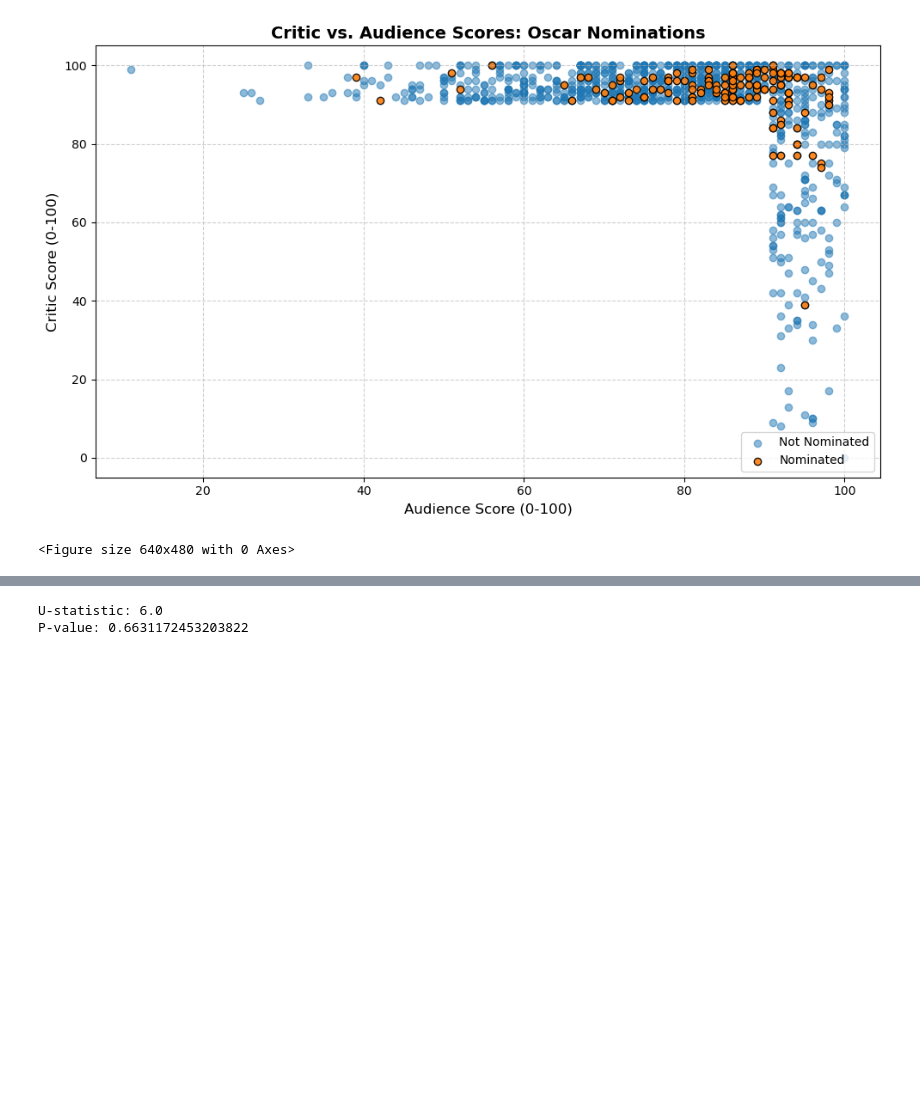
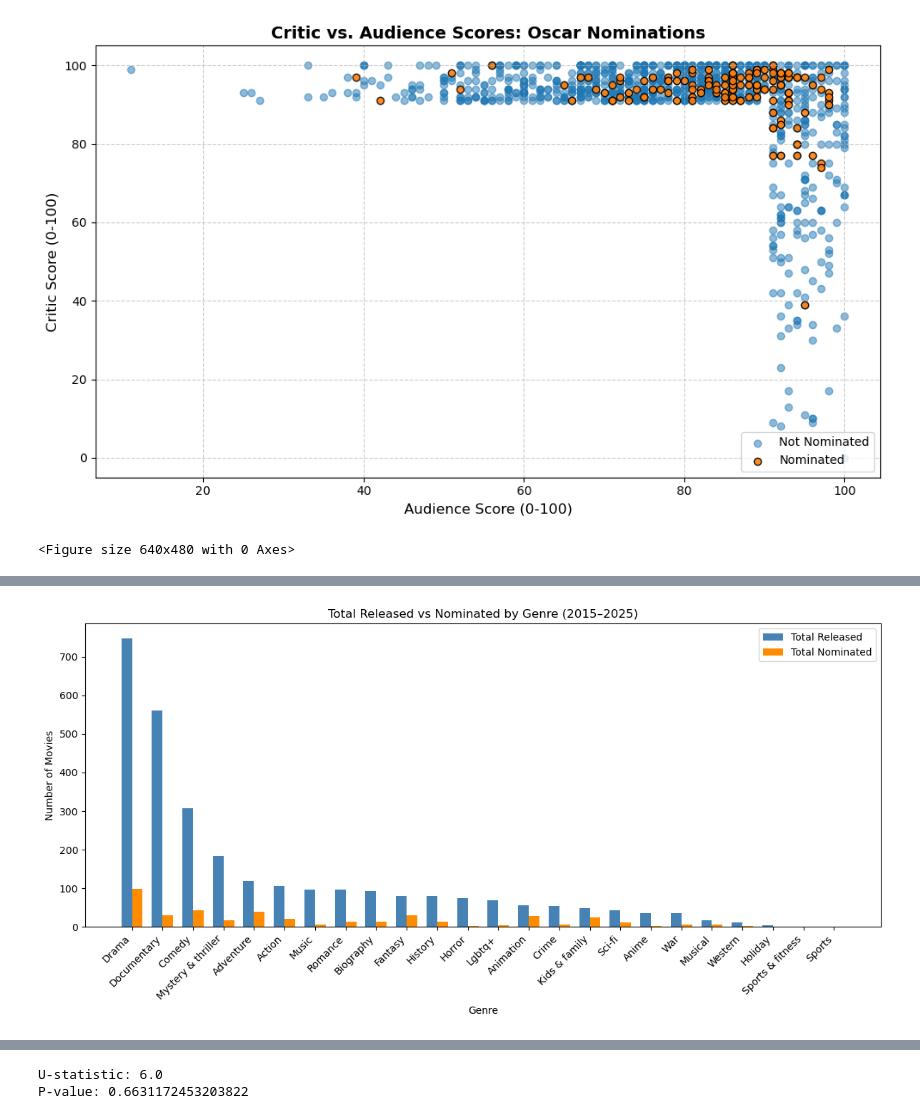
Before and after one commit to maggie63/cpsc368_group19, a Jupyter notebook: phase-3.ipynb, the cells around one changed output, grey strips where cells are left out. Drawn from its saved outputs; the diff is of its cells as text; code cells hidden in the pictures; blank space fills up the shorter version.

```diff
--- a/phase-3.ipynb
+++ b/phase-3.ipynb
@@ -138,0 +227,24 @@ plt.show()
+# %%
+# Grouped bar chart: Total released vs nominated - Query 2
+
+genre_summary = (
+    genre_df.groupby('Genre', as_index=False)[['Total_Released', 'Total_Nominated']]
+    .sum()
+    .sort_values('Total_Released', ascending=False)
+)
+
+x = np.arange(len(genre_summary['Genre']))
+width = 0.35
+
+plt.figure(figsize=(12, 6))
+plt.bar(x - width/2, genre_summary['Total_Released'], width, label='Total Released', color='steelblue')
+plt.bar(x + width/2, genre_summary['Total_Nominated'], width, label='Total Nominated', color='darkorange')
+plt.xticks(x, genre_summary['Genre'], rotation=45, ha='right')
+plt.xlabel('Genre')
+plt.ylabel('Number of Movies')
+plt.title('Total Released vs Nominated by Genre (2015–2025)')
+plt.legend()
+plt.tight_layout()
+plt.show()
+# %% [output]
+[figure, added]
```
Also changed, not shown: parts of 6 cells of this notebook.
